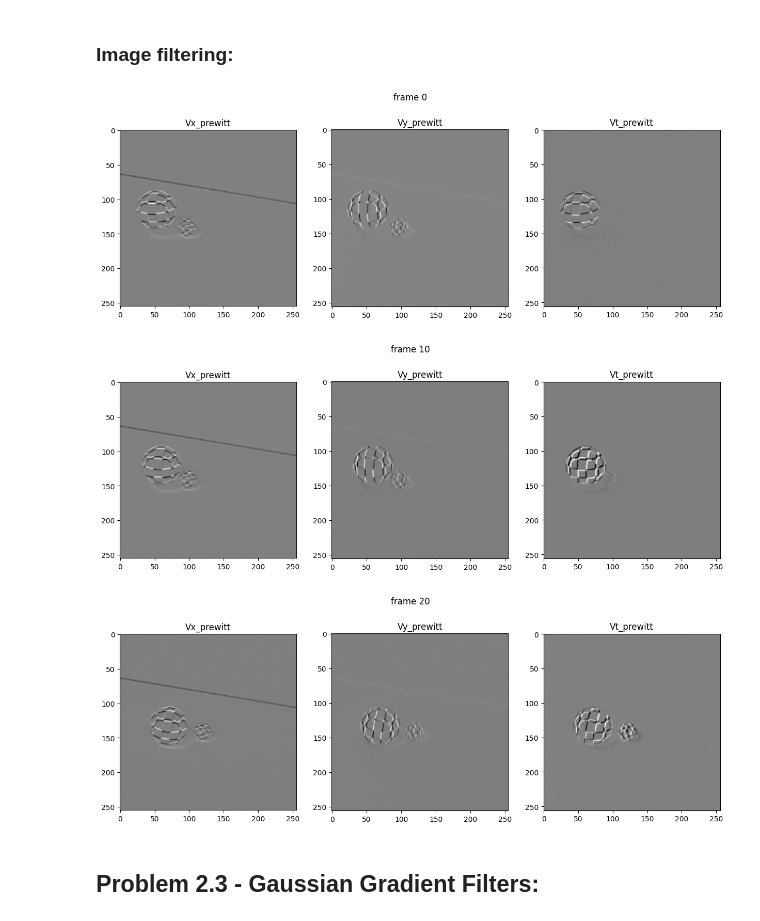
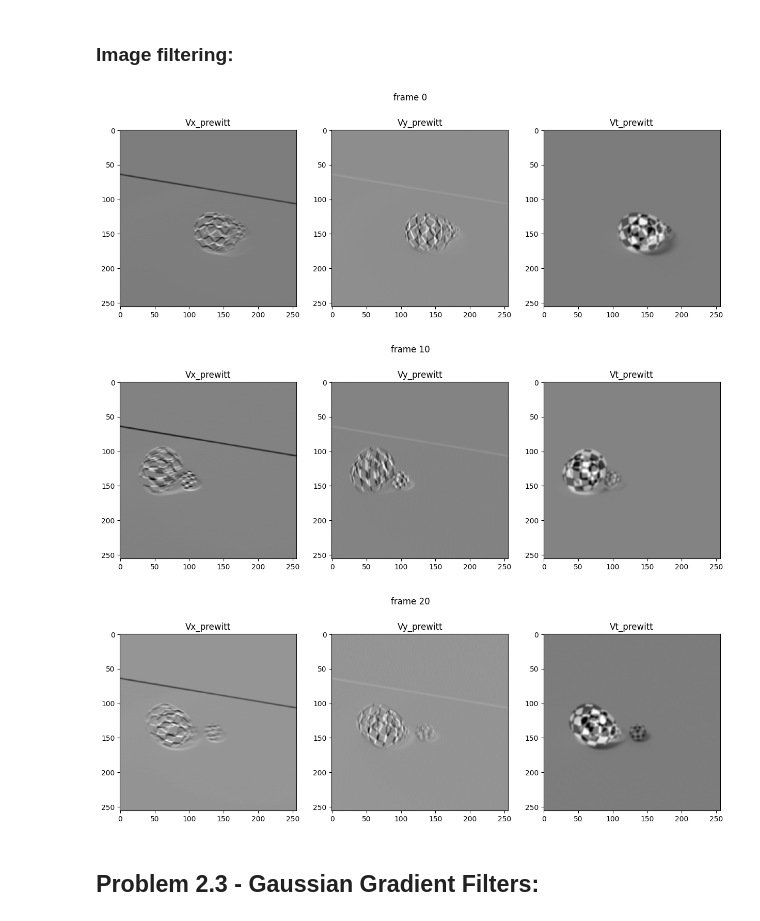
Before and after one commit to Larsen00/Mathematical-Modeling-2024, a Jupyter notebook: Project 1/filter.ipynb, the cells around one changed output. Cells and saved outputs as stored; diff of their text form; code cells hidden in the pictures.

Commit message:
Fixed prewit gradient

```diff
--- a/Project 1/filter.ipynb
+++ b/Project 1/filter.ipynb
@@ -169,22 +169,22 @@ fliped_sobel_kernel = np.array([
 # %%
 Vx_prewitt = scipy.ndimage.prewitt(V, axis=0)
 Vy_prewitt = scipy.ndimage.prewitt(V, axis=1)
 Vt_prewitt = scipy.ndimage.prewitt(V, axis=2)
 for i in indexes:
     fig, ax = plt.subplots(1, 3, figsize=(15, 5))
     plt.title('frame {}'.format(i))
-    ax[0].imshow(Vx[:, :, i], cmap='gray')
+    ax[0].imshow(Vx_prewitt[:, :, i], cmap='gray')
     ax[0].set_title('Vx_prewitt')
-    ax[1].imshow(Vy[:, :, i], cmap='gray')
+    ax[1].imshow(Vy_prewitt[:, :, i], cmap='gray')
     ax[1].set_title('Vy_prewitt')
-    ax[2].imshow(Vt[:, :, i], cmap='gray')
+    ax[2].imshow(Vt_prewitt[:, :, i], cmap='gray')
     ax[2].set_title('Vt_prewitt')
     fig.suptitle('frame {}'.format(i))
     plt.show()
 # %% [output]
-[figure, old version]
+[figure, new version]
-[figure, old version]
+[figure, new version]
-[figure, old version]
+[figure, new version]
 # %% [markdown]
 ## Problem 2.3 - Gaussian Gradient Filters:
 # %% [markdown]
```
Also changed, not shown: parts of 1 cell of this notebook.
